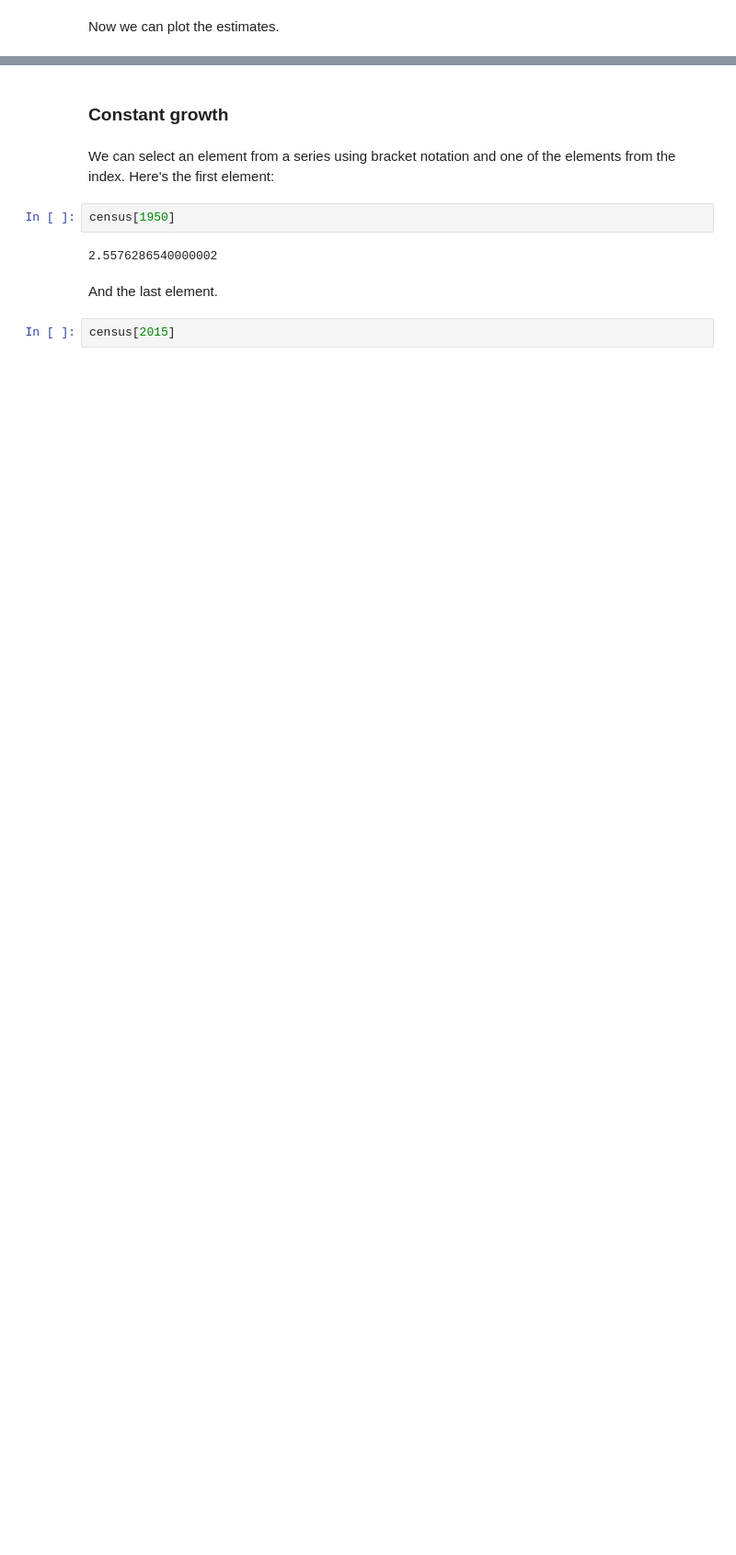
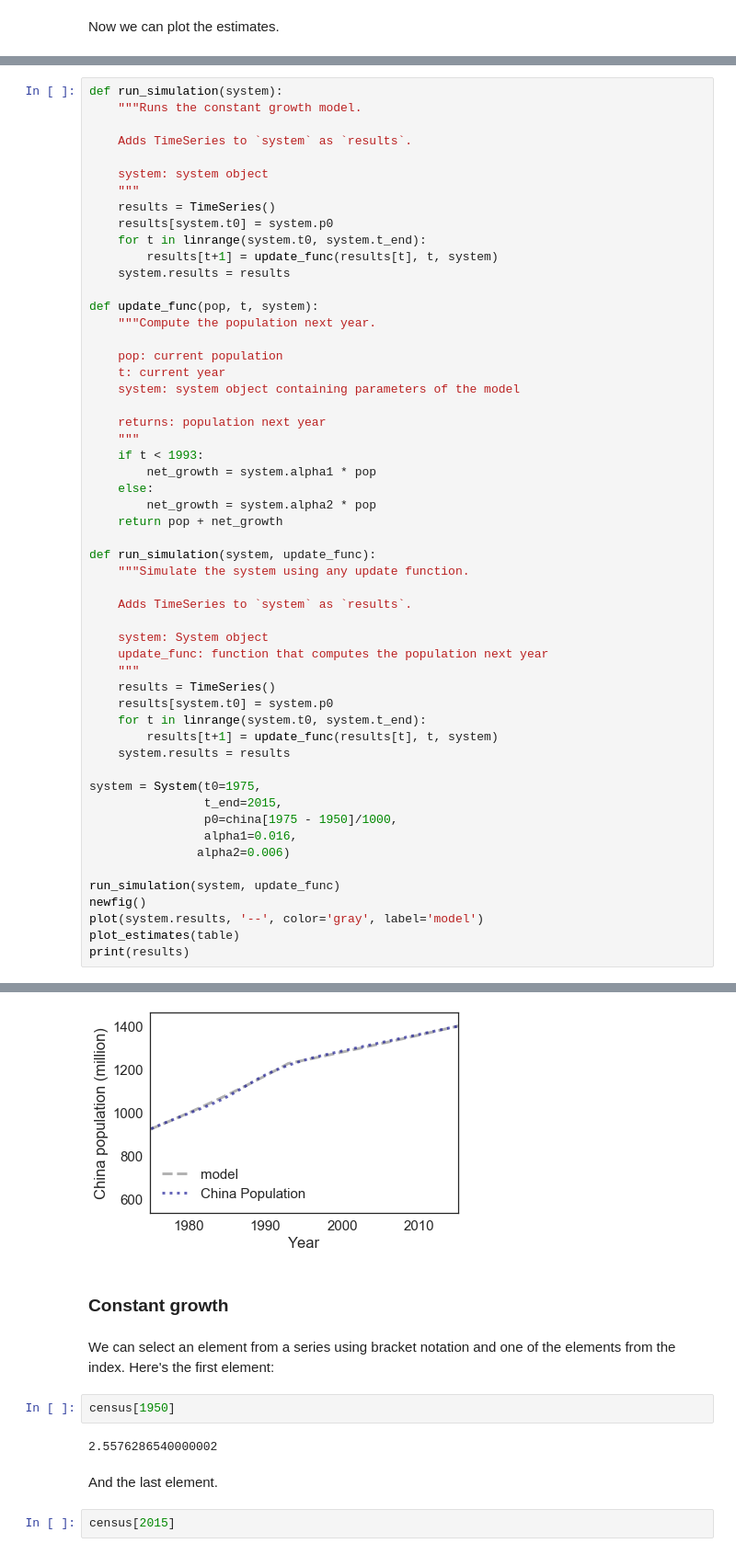
Before and after one commit to minhkhang1795/ModSimProject1, a Jupyter notebook: code/chap03soln.ipynb, the cells around one changed output, grey strips where cells are left out. Shown: that part at 92% size. Saved outputs shown, nothing was run; the diff lists cells and outputs as text; blank space fills up the shorter version.

```diff
--- a/code/chap03soln.ipynb
+++ b/code/chap03soln.ipynb
@@ -136,0 +139,55 @@ plot_estimates(table)
+# %%
+def run_simulation(system):
+    """Runs the constant growth model.
+
+    Adds TimeSeries to `system` as `results`.
+
+    system: system object
+    """
+    results = TimeSeries()
+    results[system.t0] = system.p0
+    for t in linrange(system.t0, system.t_end):
+        results[t+1] = update_func(results[t], t, system)
+    system.results = results
+
+def update_func(pop, t, system):
+    """Compute the population next year.
+
+    pop: current population
+    t: current year
+    system: system object containing parameters of the model
+
+    returns: population next year
+    """
+    if t < 1993:
+        net_growth = system.alpha1 * pop
+    else:
+        net_growth = system.alpha2 * pop
+    return pop + net_growth
+
+def run_simulation(system, update_func):
+    """Simulate the system using any update function.
+
+    Adds TimeSeries to `system` as `results`.
+
+    system: System object
+    update_func: function that computes the population next year
+    """
+    results = TimeSeries()
+    results[system.t0] = system.p0
+    for t in linrange(system.t0, system.t_end):
+        results[t+1] = update_func(results[t], t, system)
+    system.results = results
+
+system = System(t0=1975,
+                t_end=2015,
+                p0=china[1975 - 1950]/1000,
+                alpha1=0.016,
+               alpha2=0.006)
+
+run_simulation(system, update_func)
+newfig()
+plot(system.results, '--', color='gray', label='model')
+plot_estimates(table)
+print(results)
+# %% [output]
@@ -137,3 +195,4 @@ plot_estimates(table)
+[figure, added]
 # %% [markdown]
 ### Constant growth
 # %% [markdown]
```
Also changed, not shown: parts of 3 cells of this notebook.
